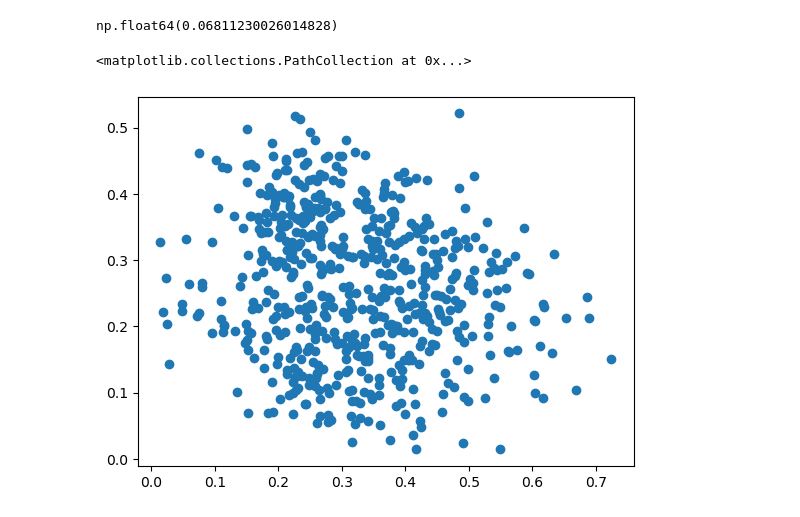
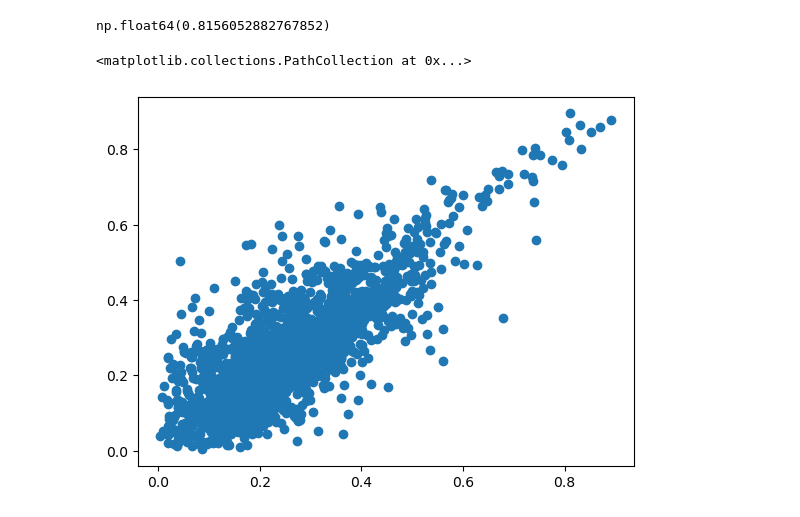
Before and after one commit to smartinezg2018/MCP, a Jupyter notebook: notebook.ipynb, the cells around one changed output. Saved outputs shown, nothing was run; the diff lists cells and outputs as text; code cells hidden in the pictures.

```diff
--- a/notebook.ipynb
+++ b/notebook.ipynb
@@ -83,21 +83,22 @@ def get_data_by_coordenates_date(lat,long,start,end):
         acum = xr.concat([acum,temporal],dim = "valid_time")
     return acum.to_dataframe()
 # %%
-x_training = get_data_by_coordenates_date(6.0, -75.0,'2009','2010')
-y_training = get_data_by_coordenates_date(6.0, -75.5,'2009','2010')
+
+x_training = get_data_by_coordenates_date(0, -73.5,'2009','2010')
+y_training = get_data_by_coordenates_date(0.5, -73.0,'2009','2010')
 # %%
-x_training = np.sqrt(x_training['u10']*x_training['u10'] + x_training['v10']*x_training['v10'] )
-y_training = np.sqrt(y_training['u10']*y_training['u10'] + y_training['v10']*y_training['v10'] )
+x_training = np.hypot(x_training['u10'],x_training['v10'])
+y_training = np.hypot(y_training['u10'],y_training['v10'])
 # %%
 np.corrcoef(x_training,y_training)[0][1]
 # %% [output]
-np.float64(0.06811230026014828)
+np.float64(0.8156052882767852)
 # %%
 x_training = x_training/max(x_training)
 y_training = y_training/max(y_training)
 # %%
 import matplotlib.pyplot as plt
-plt.scatter(x_training[0:600],y_training[0:600])
+plt.scatter(x_training[0:2000],y_training[0:2000])
 # %% [output]
 <matplotlib.collections.PathCollection at 0x...>
-[figure, old version]
+[figure, new version]
```
